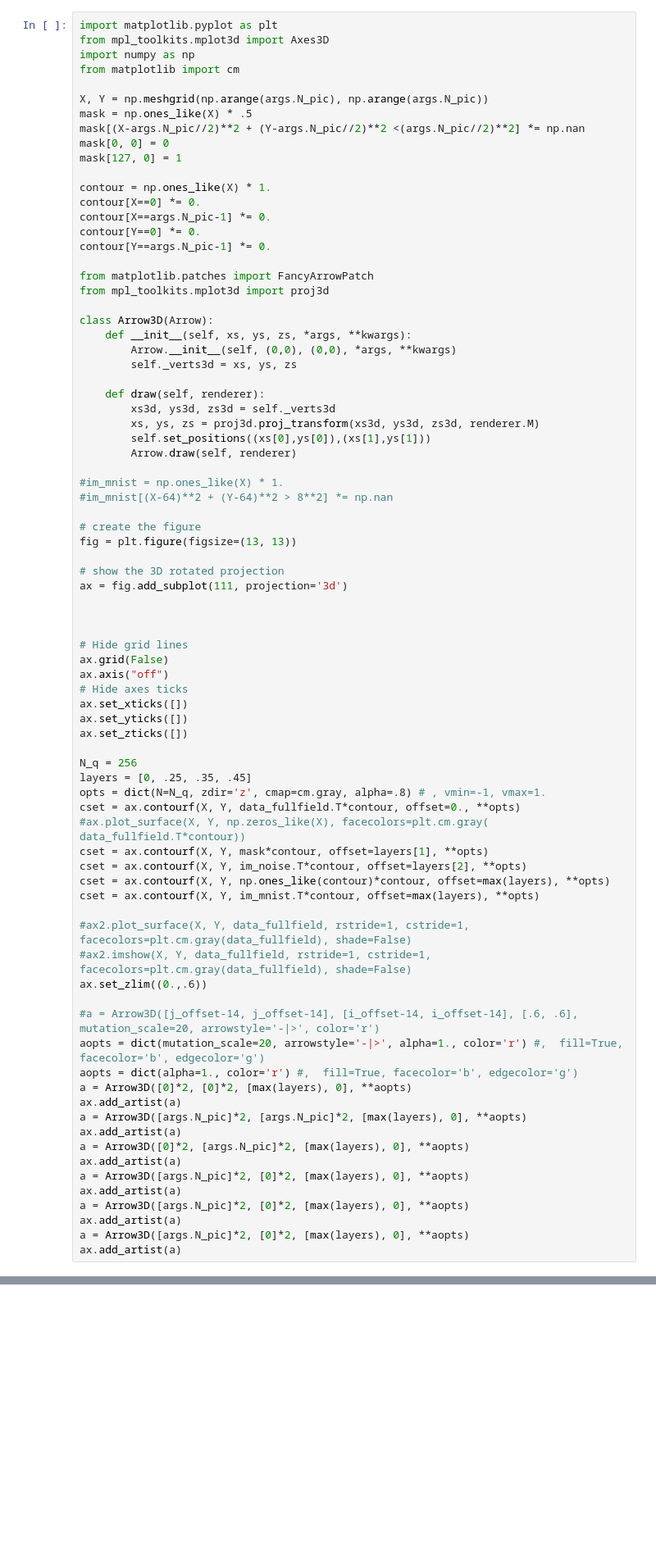
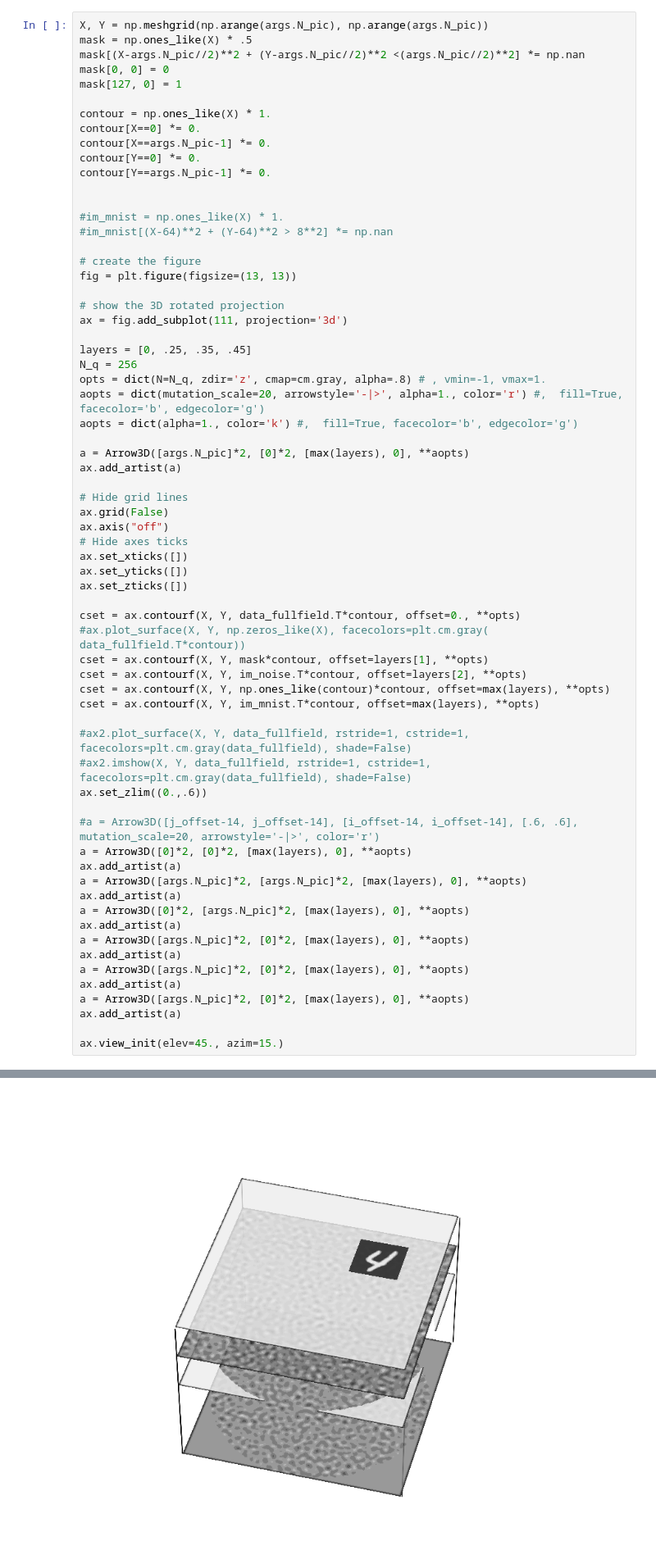
Before and after one commit to laurentperrinet/WhereIsMyMNIST, a Jupyter notebook: figures/2_methods.ipynb, the cells around one changed output, grey strips where cells are left out. Shown at 82% size. Cells and saved outputs as stored; diff of their text form; blank space fills up the shorter version.

```diff
--- a/figures/2_methods.ipynb
+++ b/figures/2_methods.ipynb
@@ -201,11 +221,6 @@ class Arrow3D(FancyArrowPatch):
         self.set_positions((xs[0],ys[0]),(xs[1],ys[1]))
         FancyArrowPatch.draw(self, renderer)
 # %%
-import matplotlib.pyplot as plt
-from mpl_toolkits.mplot3d import Axes3D
-import numpy as np
-from matplotlib import cm
-
 X, Y = np.meshgrid(np.arange(args.N_pic), np.arange(args.N_pic))
 mask = np.ones_like(X) * .5
 mask[(X-args.N_pic//2)**2 + (Y-args.N_pic//2)**2 <(args.N_pic//2)**2] *= np.nan
@@ -218,19 +233,6 @@ contour[X==args.N_pic-1] *= 0.
 contour[Y==0] *= 0.
 contour[Y==args.N_pic-1] *= 0.
 
-from matplotlib.patches import FancyArrowPatch
-from mpl_toolkits.mplot3d import proj3d
-
-class Arrow3D(Arrow):
-    def __init__(self, xs, ys, zs, *args, **kwargs):
-        Arrow.__init__(self, (0,0), (0,0), *args, **kwargs)
-        self._verts3d = xs, ys, zs
-
-    def draw(self, renderer):
-        xs3d, ys3d, zs3d = self._verts3d
-        xs, ys, zs = proj3d.proj_transform(xs3d, ys3d, zs3d, renderer.M)
-        self.set_positions((xs[0],ys[0]),(xs[1],ys[1]))
-        Arrow.draw(self, renderer)
 
 #im_mnist = np.ones_like(X) * 1.
 #im_mnist[(X-64)**2 + (Y-64)**2 > 8**2] *= np.nan
@@ -241,7 +243,14 @@ fig = plt.figure(figsize=(13, 13))
 # show the 3D rotated projection
 ax = fig.add_subplot(111, projection='3d')
 
+layers = [0, .25, .35, .45]
+N_q = 256
+opts = dict(N=N_q, zdir='z', cmap=cm.gray, alpha=.8) # , vmin=-1, vmax=1.
+aopts = dict(mutation_scale=20, arrowstyle='-|>', alpha=1., color='r') #,  fill=True, facecolor='b', edgecolor='g')
+aopts = dict(alpha=1., color='k') #,  fill=True, facecolor='b', edgecolor='g')
 
+a = Arrow3D([args.N_pic]*2, [0]*2, [max(layers), 0], **aopts)
+ax.add_artist(a)
 
 # Hide grid lines
 ax.grid(False)
@@ -251,9 +260,6 @@ ax.set_xticks([])
 ax.set_yticks([])
 ax.set_zticks([])
 
-N_q = 256
-layers = [0, .25, .35, .45]
-opts = dict(N=N_q, zdir='z', cmap=cm.gray, alpha=.8) # , vmin=-1, vmax=1.
 cset = ax.contourf(X, Y, data_fullfield.T*contour, offset=0., **opts)
 #ax.plot_surface(X, Y, np.zeros_like(X), facecolors=plt.cm.gray( data_fullfield.T*contour))
 cset = ax.contourf(X, Y, mask*contour, offset=layers[1], **opts)
@@ -266,8 +272,6 @@ cset = ax.contourf(X, Y, im_mnist.T*contour, offset=max(layers), **opts)
 ax.set_zlim((0.,.6))
 
 #a = Arrow3D([j_offset-14, j_offset-14], [i_offset-14, i_offset-14], [.6, .6], mutation_scale=20, arrowstyle='-|>', color='r')
-aopts = dict(mutation_scale=20, arrowstyle='-|>', alpha=1., color='r') #,  fill=True, facecolor='b', edgecolor='g')
-aopts = dict(alpha=1., color='r') #,  fill=True, facecolor='b', edgecolor='g')
 a = Arrow3D([0]*2, [0]*2, [max(layers), 0], **aopts)
 ax.add_artist(a)
 a = Arrow3D([args.N_pic]*2, [args.N_pic]*2, [max(layers), 0], **aopts)
@@ -280,4 +284,6 @@ a = Arrow3D([args.N_pic]*2, [0]*2, [max(layers), 0], **aopts)
 ax.add_artist(a)
 a = Arrow3D([args.N_pic]*2, [0]*2, [max(layers), 0], **aopts)
 ax.add_artist(a)
+
+ax.view_init(elev=45., azim=15.)
 # %% [output]
@@ -284,0 +290 @@ NameError: name 'Arrow' is not defined
+[figure, added]
```
Also changed, not shown: parts of 27 cells of this notebook, 8 other files.
